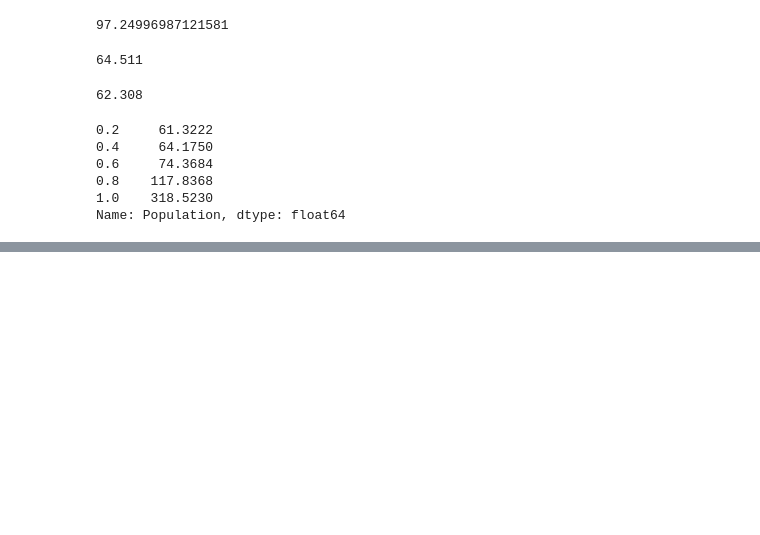
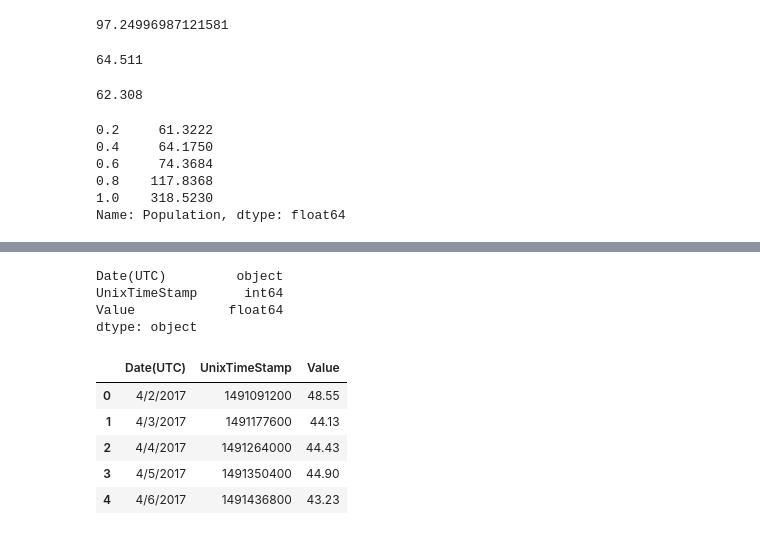
Before and after one commit to subuppaluru/python, a Jupyter notebook: DataFrameWithInfo.ipynb, the cells around one changed output, grey strips where cells are left out. Saved outputs shown, nothing was run; the diff lists cells and outputs as text; code cells hidden in the pictures; blank space fills up the shorter version.

```diff
--- a/DataFrameWithInfo.ipynb
+++ b/DataFrameWithInfo.ipynb
@@ -600,0 +678,16 @@ Name: Population, dtype: float64
+# %%
+eth = pd.read_csv('eth-price.csv', parse_dates=True)
+
+print(eth.dtypes)
+eth.head()
+# %% [output]
+Date(UTC)         object
+UnixTimeStamp      int64
+Value            float64
+dtype: object
+|  | Date(UTC) | UnixTimeStamp | Value |
+| 0 | 4/2/2017 | 1491091200 | 48.55 |
+| 1 | 4/3/2017 | 1491177600 | 44.13 |
+| 2 | 4/4/2017 | 1491264000 | 44.43 |
+| 3 | 4/5/2017 | 1491350400 | 44.90 |
+| 4 | 4/6/2017 | 1491436800 | 43.23 |
```
Also changed, not shown: parts of 15 cells of this notebook.
